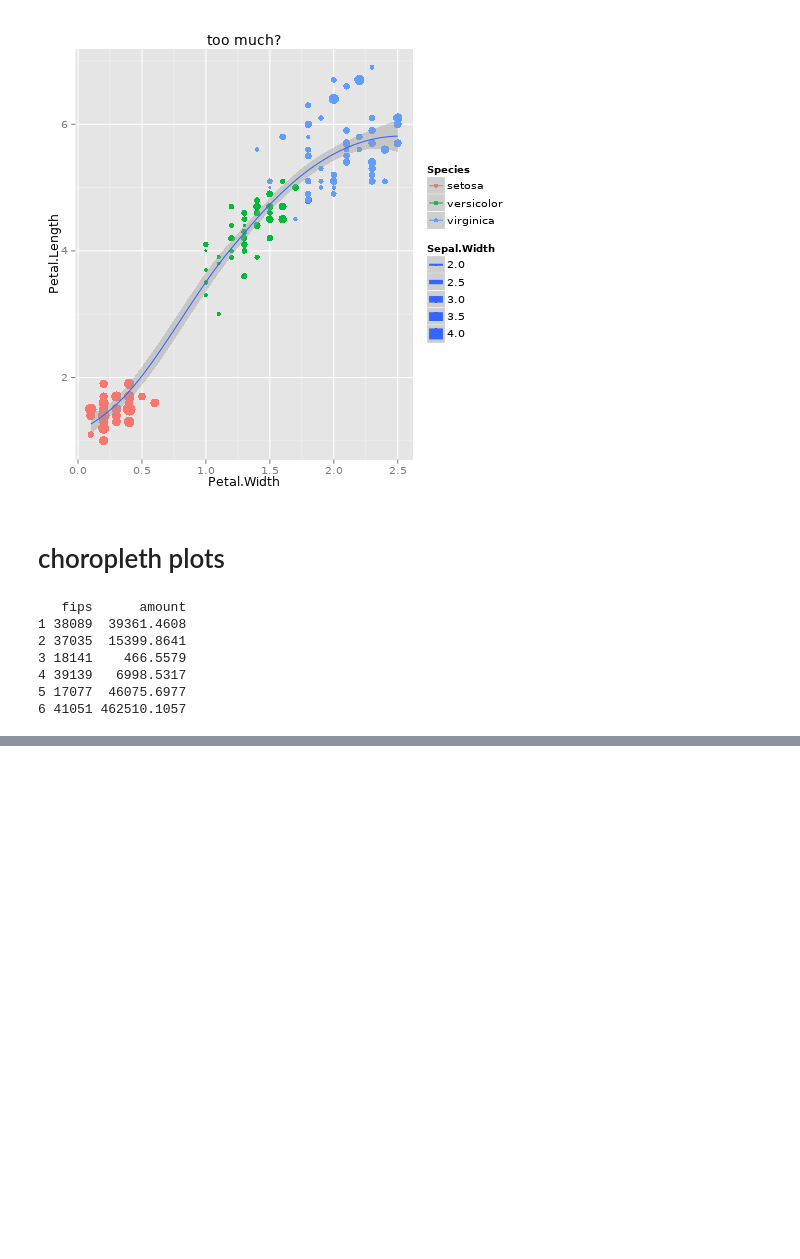
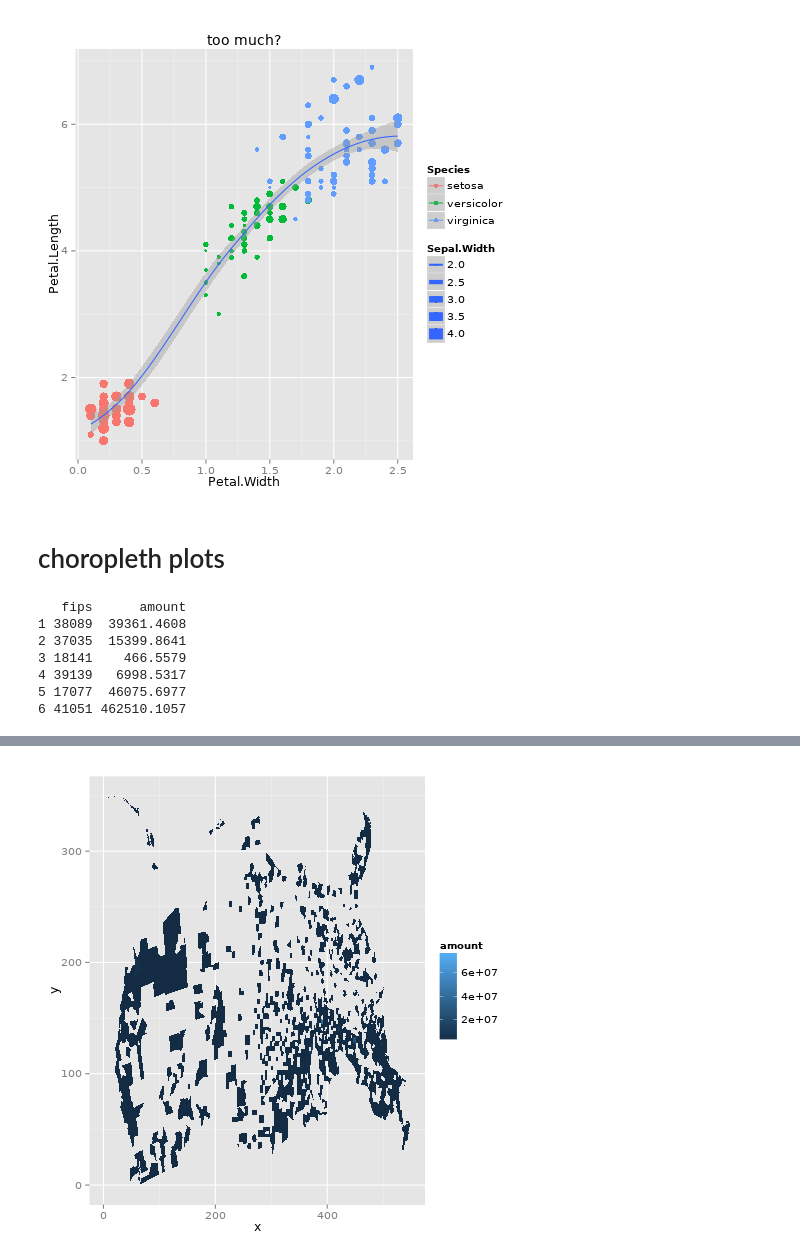
Before and after one commit to jotok/DataFest, a Jupyter notebook: nb/ggplot2 examples.ipynb, the cells around one changed output, grey strips where cells are left out. Drawn from its saved outputs; the diff is of its cells as text; code cells hidden in the pictures; blank space fills up the shorter version.

```diff
--- a/nb/ggplot2 examples.ipynb
+++ b/nb/ggplot2 examples.ipynb
@@ -169,3 +169,9 @@ head(amounts)
 4 39139   6998.5317
 5 17077  46075.6977
 6 41051 462510.1057
+# %%
+# We need to map fips codes to lat and long
+# I took this map data from an SVG file on wikipedia (creative commons license)
+
+counties <- read.csv("county_map_data.csv")
+head(counties)
@@ -171,0 +186,7 @@ head(amounts)
+# %%
+# merge the data using fips codes
+# we need to ensure that the polygons are drawn in the correct order
+
+amounts <- merge(amounts, counties)
+amounts <- amounts[order(amounts$order),]
+head(amounts)
@@ -171,0 +201,6 @@ head(amounts)
+# %%
+g <- ggplot(amounts, aes(x, y, group=group)) +
+       geom_polygon(aes(fill=amount), color=NA)
+g
+# %% [output]
+[figure, added]
```
Also changed, not shown: parts of 8 cells of this notebook.
